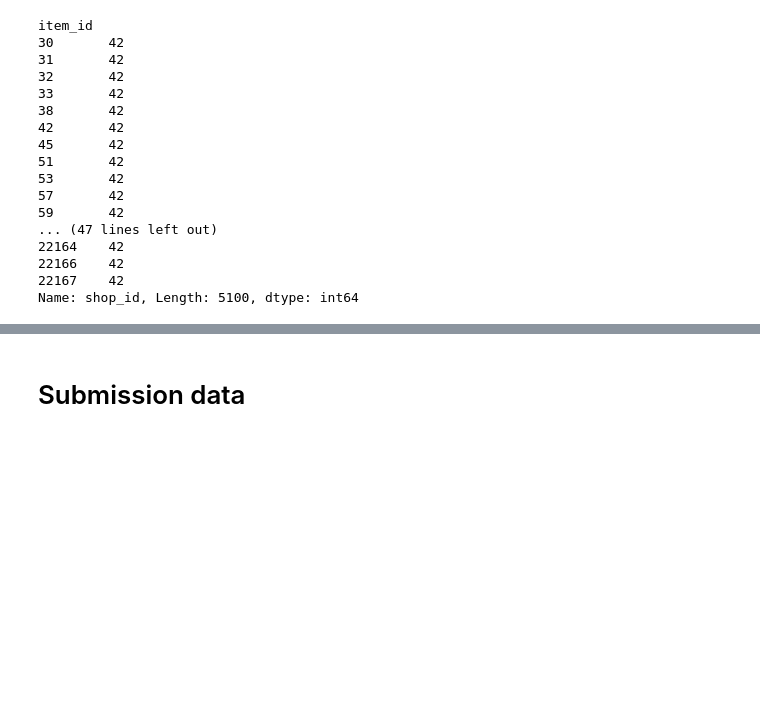
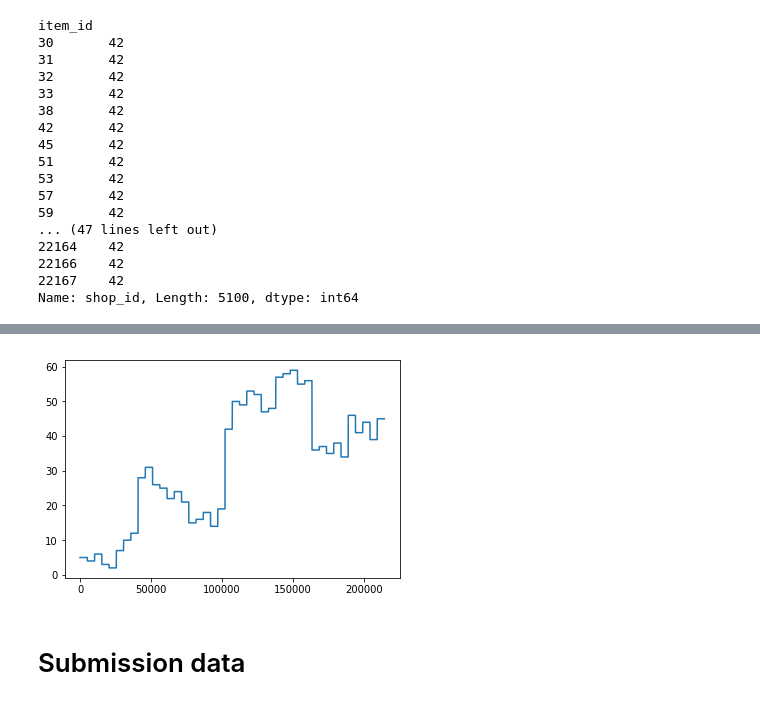
Before and after one commit to JojoYY/Coursera_Kaggle_Project, a Jupyter notebook: EDA_separate_data.ipynb, the cells around one changed output, grey strips where cells are left out. Cells and saved outputs as stored; diff of their text form; code cells hidden in the pictures; blank space fills up the shorter version.

```diff
--- a/EDA_separate_data.ipynb
+++ b/EDA_separate_data.ipynb
@@ -652,3 +666,7 @@ Name: shop_id, Length: 5100, dtype: int64
+# %%
+test_data['shop_id'].plot();
+# %% [output]
+[figure, added]
 # %% [markdown]
 # Submission data
 # %%
```
Also changed, not shown: parts of 12 cells of this notebook, 5 other files.
